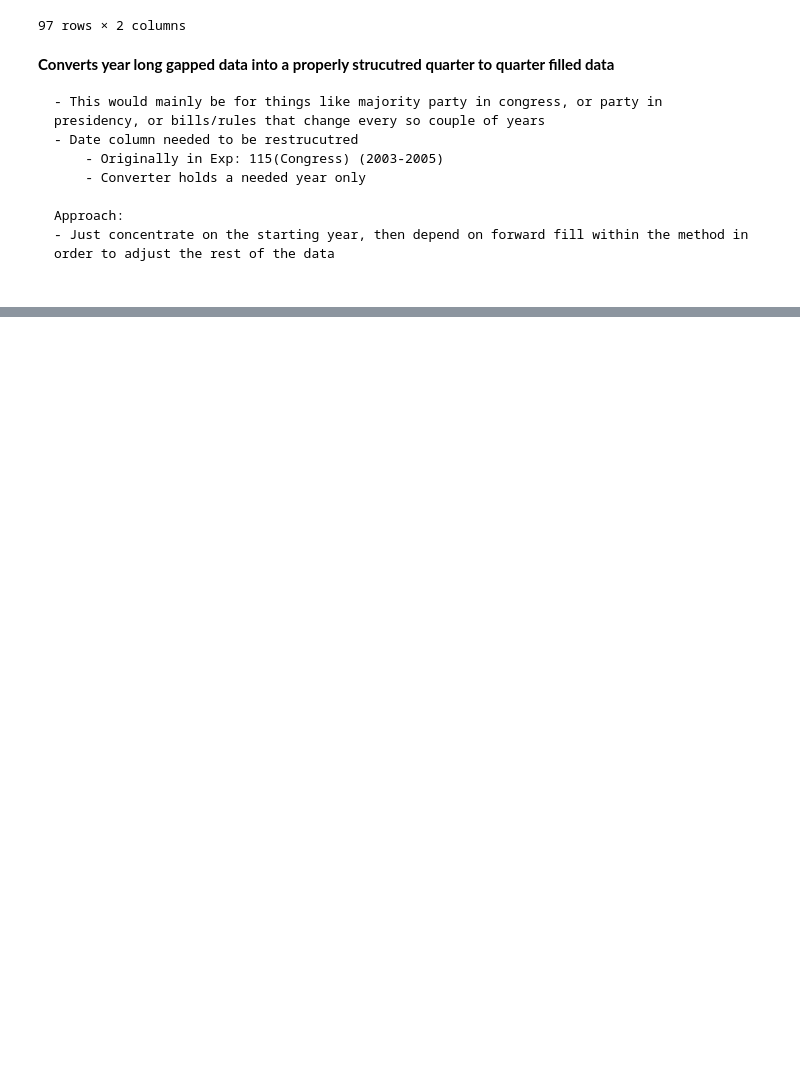
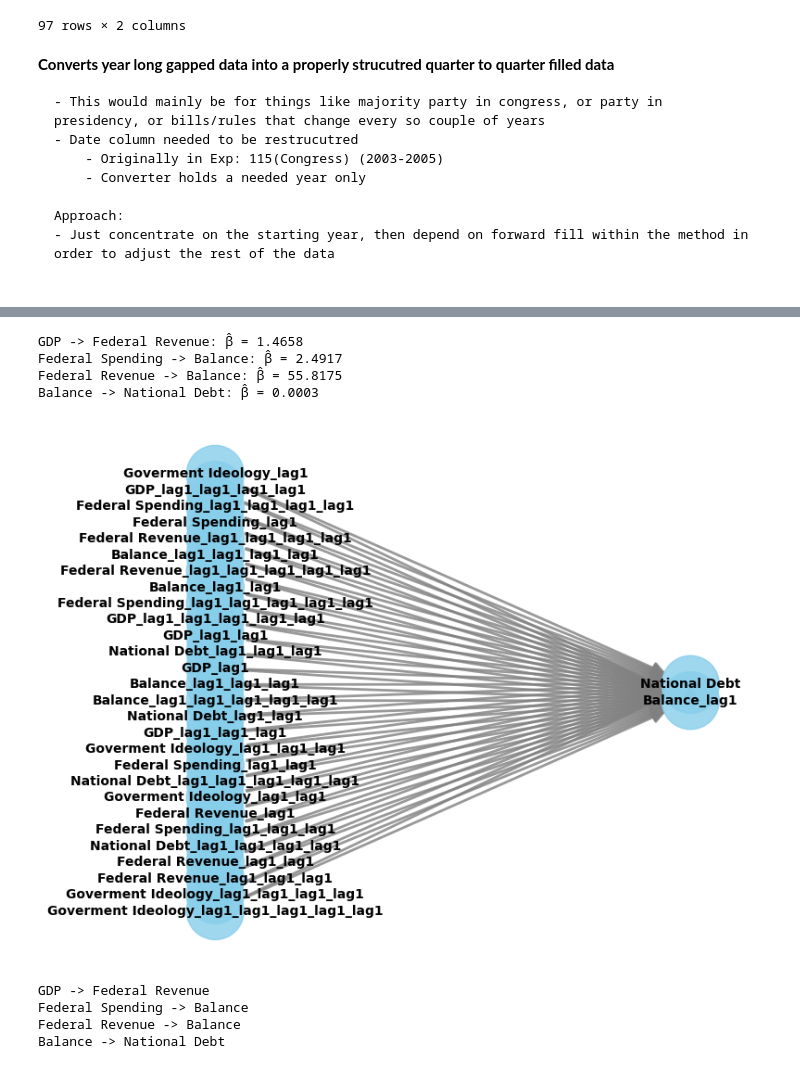
Before and after one commit to its-Simy/National-Debt-Research, a Jupyter notebook: financial_data.ipynb, the cells around one changed output, grey strips where cells are left out. Drawn from its saved outputs; the diff is of its cells as text; code cells hidden in the pictures; blank space fills up the shorter version.

```diff
--- a/financial_data.ipynb
+++ b/financial_data.ipynb
@@ -398,0 +455,18 @@ treasury_Yield_oop
+# %%
+'''
+graph_data['GDP_lag1']     = graph_data['GDP'].shift(1)
+graph_data['Revenue_lag1']= graph_data['Federal Revenue'].shift(1)
+graph_data = graph_data.dropna()
+
+# Now your DoWhy graph uses GDP_lag1 → Revenue and Revenue_lag1 → GDP
+model_gdp_revenue = CausalModel(
+    data=graph_data,
+    treatment="GDP_lag1",
+    outcome="Federal Revenue",
+    common_causes=["Revenue_lag1"]
+)
+gdp_revenue = model_gdp_revenue.identify_effect()
+
+estimate_gdp_revenue = model_gdp_revenue.estimate_effect(gdp_revenue,method_name="backdoor.linear_regression")
+results_gdp_revenue = model_gdp_revenue.refute_estimate(gdp_revenue,estimate_gdp_revenue,method_name="random_common_cause")
+'''
@@ -398,0 +547,57 @@ treasury_Yield_oop
+# %%
+lagged = {}
+for col in graph_data.columns:
+    lagged[col + "_lag1"] = graph_data[col].shift(1)
+graph_data = graph_data.assign(**lagged).dropna()
+
+# 3. Define your edges
+edges = [
+    ("GDP", "Federal Revenue"),
+    ("Federal Spending", "Balance"),
+    ("Federal Revenue", "Balance"),
+    ("Balance", "National Debt")
+]
+results = {}
+for src, tgt in edges:
+    treatment = src + "_lag1"
+    outcome   = tgt
+    # common causes = all other lagged vars except the one we intervene on
+    common_causes = [
+        col + "_lag1"
+        for col in graph_data.columns
+        if col + "_lag1" in graph_data.columns
+           and col not in {src, tgt}
+    ]
+
+    model = CausalModel(
+        data=graph_data,
+        treatment=treatment,
+        outcome=outcome,
+        common_causes=common_causes
+    )
+    estimand = model.identify_effect()
+    est      = model.estimate_effect(
+                  estimand,
+                  method_name="backdoor.linear_regression"
+               )
+    results[f"{src} -> {tgt}"] = est.value
+
+# 5. Print the estimated edge-weights
+for edge, beta in results.items():
+    print(f"{edge}: β̂ = {beta:.4f}")
+
+model.view_model()
+# %% [output]
+GDP -> Federal Revenue: β̂ = 1.4658
+Federal Spending -> Balance: β̂ = 2.4917
+Federal Revenue -> Balance: β̂ = 55.8175
+Balance -> National Debt: β̂ = 0.0003
+[figure, added]
+# %%
+for item in results:
+    print(item)
+# %% [output]
+GDP -> Federal Revenue
+Federal Spending -> Balance
+Federal Revenue -> Balance
+Balance -> National Debt
```
Also changed, not shown: parts of 28 cells of this notebook.
